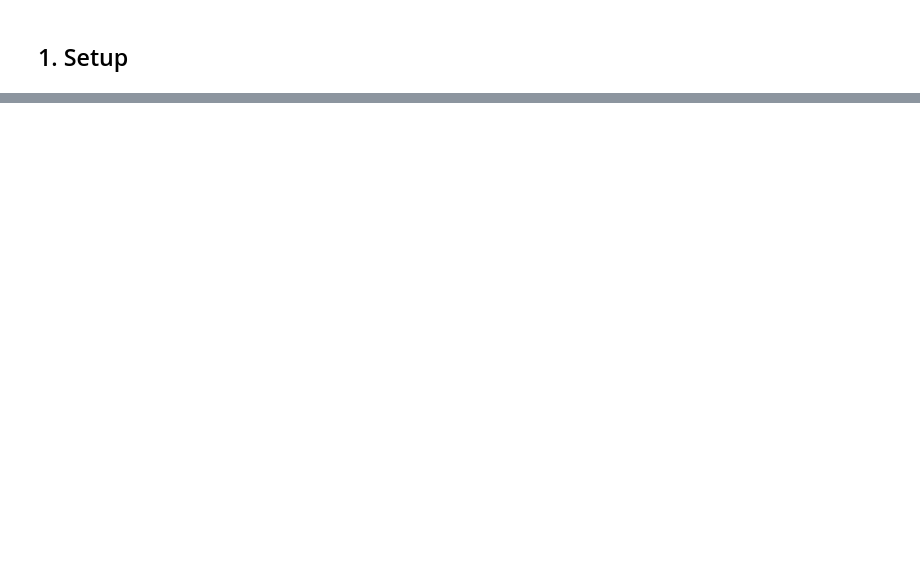
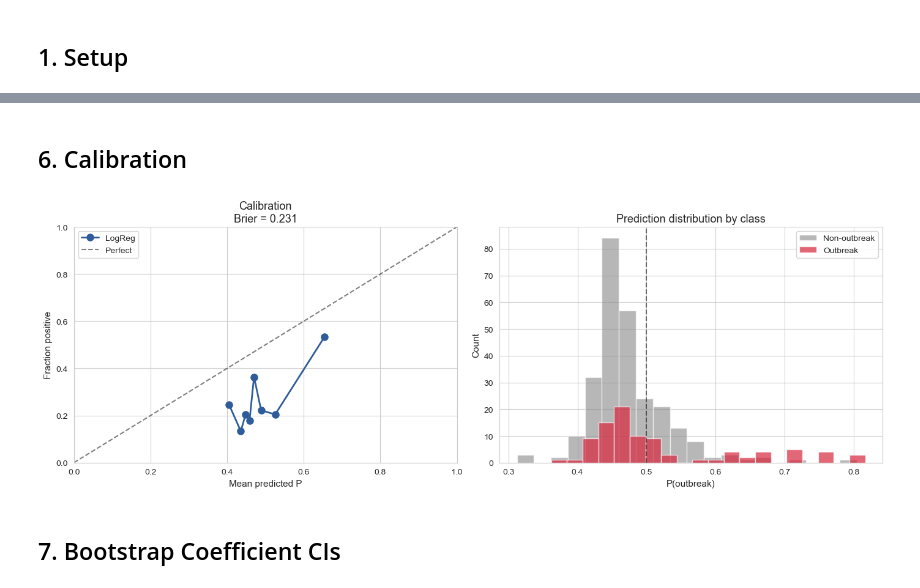
Before and after one commit to r0cb/ENGG2112, a Jupyter notebook: notebooks/04_model_logistic.ipynb, the cells around one changed output, grey strips where cells are left out. Cells and saved outputs as stored; diff of their text form; code cells hidden in the pictures; blank space fills up the shorter version.

```diff
--- a/notebooks/04_model_logistic.ipynb
+++ b/notebooks/04_model_logistic.ipynb
@@ -567,0 +213,26 @@ LogReg artifact saved to models/lr_model.pkl for the comparison notebook.
+# %% [markdown]
+## 6. Calibration
+# %%
+fig, axes = plt.subplots(1, 2, figsize=(14, 5))
+
+ax = axes[0]
+prob_true, prob_pred = calibration_curve(y, oof_proba, n_bins=8, strategy='quantile')
+ax.plot(prob_pred, prob_true, marker='o', color='#2E5C9A', linewidth=2, markersize=8, label='LogReg')
+ax.plot([0, 1], [0, 1], 'k--', alpha=0.5, label='Perfect')
+ax.set_xlabel('Mean predicted P'); ax.set_ylabel('Fraction positive')
+ax.set_title(f'Calibration\nBrier = {metrics["brier"]:.3f}')
+ax.legend(); ax.set_xlim(0, 1); ax.set_ylim(0, 1)
+
+ax = axes[1]
+ax.hist(oof_proba[y == 0], bins=20, alpha=0.6, color='#888888', label='Non-outbreak', edgecolor='white')
+ax.hist(oof_proba[y == 1], bins=20, alpha=0.7, color='#D7263D', label='Outbreak', edgecolor='white')
+ax.axvline(0.5, color='black', linestyle='--', alpha=0.5)
+ax.set_xlabel('P(outbreak)'); ax.set_ylabel('Count')
+ax.set_title('Prediction distribution by class')
+ax.legend()
+
+plt.tight_layout(); plt.show()
+# %% [output]
+[figure, added]
+# %% [markdown]
+## 7. Bootstrap Coefficient CIs
```
Also changed, not shown: parts of 43 cells of this notebook, 11 other files.
